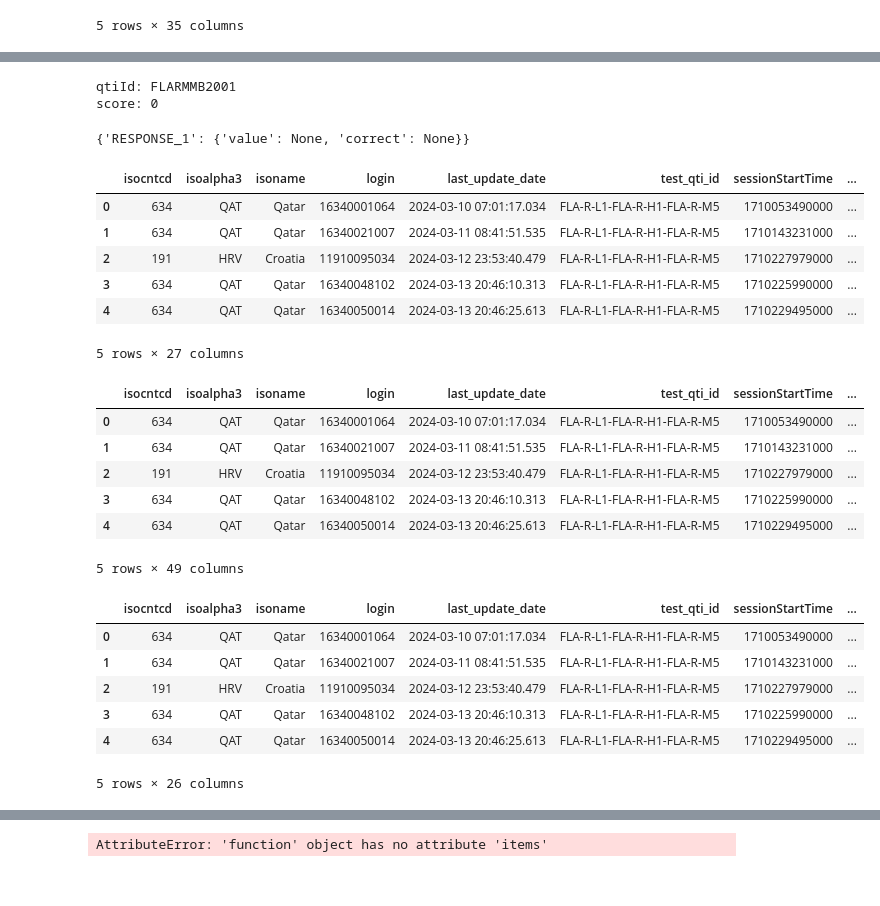
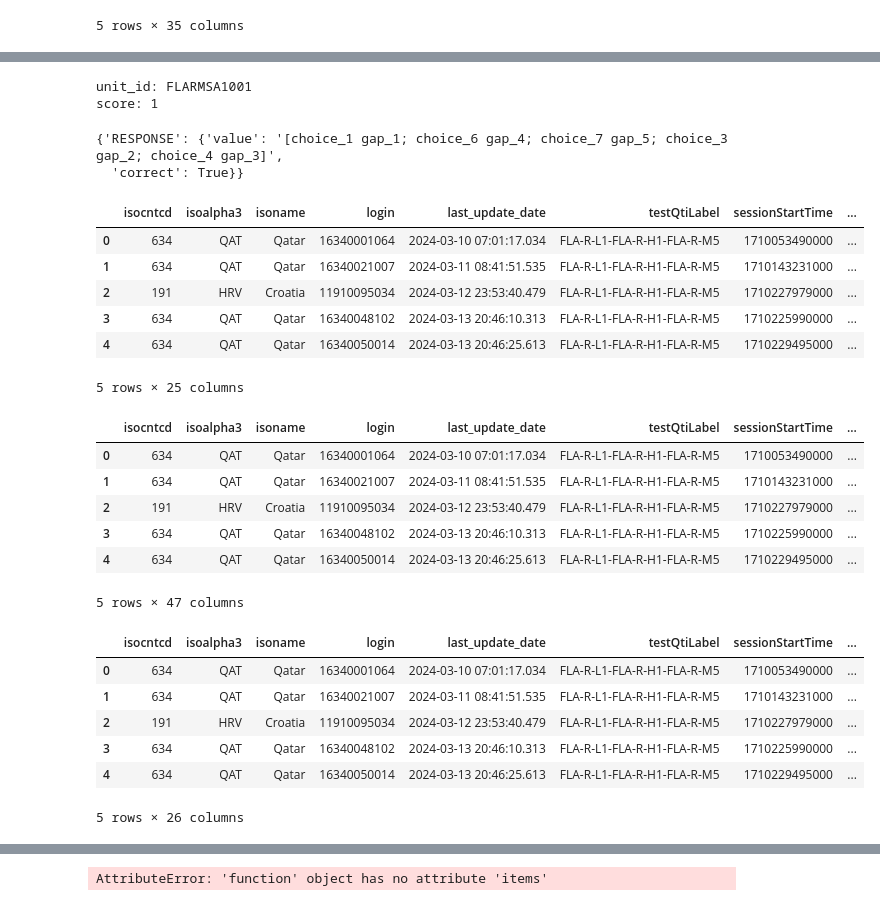
Before and after one commit to leonhead-acer/pisa2025-api-etl, a Jupyter notebook: Getting_started_with_Data_Extraction.ipynb, the cells around one changed output, grey strips where cells are left out. Cells and saved outputs as stored; diff of their text form; code cells hidden in the pictures.

Commit message:
Update col names, score responses

```diff
--- a/Getting_started_with_Data_Extraction.ipynb
+++ b/Getting_started_with_Data_Extraction.ipynb
@@ -1007,12 +1004,16 @@ r_cols = pd.DataFrame(
     {
         "old": [
             'Unique item ID',
+            'Item Format',
             'Item type',
+            'CQ order',
             'Key'
         ],
         "new": [
             'qtiLabel',
+            'item_format',
             'item_type',
+            'item_order',
             'key'
         ]
     }
@@ -1033,7 +1034,7 @@ for sheet_names in sheet_cq[0:2]:
     new_cols = list(r_cols['new'].unique()) + ['domain','key']
     dat = dat.loc[:,new_cols]
     dat = dat.loc[:,'qtiLabel':'domain'].drop_duplicates()
-    dat = dat.set_axis(['qtiLabel',"item_type",'cq_key','cq_key2','domain'],axis = 1)
+    dat = dat.set_axis(['qtiLabel','item_format','item_type','item_order','cq_key','cq_key2','domain'],axis = 1)
     dat['qtiLabel'] = dat['qtiLabel'].str.replace('\xa0', '')
     dat.to_csv('./data/dat.csv')
 
@@ -1128,6 +1129,7 @@ for sheet_names in sheet_cq[0:2]:
     cbk_l.append(dat)
 
 cbk = pd.concat(cbk_l,ignore_index = True).drop_duplicates()
+cbk.head()
 # %% [output]
 FLA_Reading_CQ
 (180, 13)
@@ -1222,17 +1245,27 @@ df4.head()
 5 rows × 22 columns
 # %%
 df_cnt = (
-    df4[['login','qtiLabel']]
+    df4[['login','qtiId']]
     .drop_duplicates()
-    .groupby(by = ['login','qtiLabel'])
+    .groupby(by = ['login','qtiId'])
     .size()
     .to_frame(name = 'count')
     .reset_index()
     .assign(dup_std_item=lambda x: x['count'].apply(lambda y: 'duplicate' if y > 1 else ''))
-    .assign(stim_item=lambda x: x['qtiLabel'].apply(lambda y: 'stim' if 'Q00' in y else ''))
+    .assign(stim_item=lambda x: x['qtiId'].apply(lambda y: 'stim' if 'Q00' in y else ''))
 )
 
 df4 = df4.merge(
     df_cnt,
-    on = ['login','qtiLabel']
+    on = ['login','qtiId']
+).rename(
+    columns = {
+        'qtiLabel': 'itemId',
+        'qtiId': 'unit_id',
+        'test_qti_id': 'testQtiLabel',
+        'score': 'db_score_code',
+        'completionStatus': 'item_completionStatus'
+
+    }
 )
+df4.head()
@@ -1239,13 +1280,14 @@ df4 = df4.merge(
 # %%
-df4['key_len'] = df4.apply(lambda x: len(x['qtiLabel']) > 3,axis = 1)
+df4['key_len'] = df4.apply(lambda x: len(x['unit_id']) > 3,axis = 1)
 
 # resp_dat = df4[df4['key_len'] == True]
-resp_dat = df4.loc[(df4['qtiId'] == 'FLARMMB2001')]
-d = resp_dat[['qtiId','responses','score']].iloc[0]
-print('qtiId: ' + d['qtiId'])
+resp_dat = df4.loc[(df4['unit_id'] == 'FLARMSA1001')]
+d = resp_dat[['unit_id','responses','score','login']].iloc[2]
+print('unit_id: ' + d['unit_id'])
 print('score: ' + str(d['score']))
 d['responses']
 # %% [output]
-qtiId: FLARMMB2001
-score: 0
+unit_id: FLARMSA1001
+score: 1
-{'RESPONSE_1': {'value': None, 'correct': None}}
+{'RESPONSE': {'value': '[choice_1 gap_1; choice_6 gap_4; choice_7 gap_5; choice_3 gap_2; choice_4 gap_3]',
+  'correct': True}}
@@ -1257,13 +1297,13 @@ invalid_cell = [(isinstance(x,list)) & (len(x)==0) for x in df4['responses']]
 df4.loc[invalid_cell,['responses']] = {}
 df4.head()
 # %% [output]
-|  | isocntcd | isoalpha3 | isoname | login | last_update_date | test_qti_id | sessionStartTime | ... |
+|  | isocntcd | isoalpha3 | isoname | login | last_update_date | testQtiLabel | sessionStartTime | ... |
 | 0 | 634 | QAT | Qatar | 16340001064 | 2024-03-10 07:01:17.034 | FLA-R-L1-FLA-R-H1-FLA-R-M5 | 1710053490000 | ... |
 | 1 | 634 | QAT | Qatar | 16340021007 | 2024-03-11 08:41:51.535 | FLA-R-L1-FLA-R-H1-FLA-R-M5 | 1710143231000 | ... |
 | 2 | 191 | HRV | Croatia | 11910095034 | 2024-03-12 23:53:40.479 | FLA-R-L1-FLA-R-H1-FLA-R-M5 | 1710227979000 | ... |
 | 3 | 634 | QAT | Qatar | 16340048102 | 2024-03-13 20:46:10.313 | FLA-R-L1-FLA-R-H1-FLA-R-M5 | 1710225990000 | ... |
 | 4 | 634 | QAT | Qatar | 16340050014 | 2024-03-13 20:46:25.613 | FLA-R-L1-FLA-R-H1-FLA-R-M5 | 1710229495000 | ... |
-5 rows × 27 columns
+5 rows × 25 columns
 # %%
 # import flatdict
 # exp = df4['responses'].apply(flatdict.FlatDict).apply(pd.Series)
@@ -1271,34 +1311,34 @@ df4.head()
 df5 = df4.join(pd.json_normalize(df4['responses']).set_index(df4.index))
 df5.head()
 # %% [output]
-|  | isocntcd | isoalpha3 | isoname | login | last_update_date | test_qti_id | sessionStartTime | ... |
+|  | isocntcd | isoalpha3 | isoname | login | last_update_date | testQtiLabel | sessionStartTime | ... |
 | 0 | 634 | QAT | Qatar | 16340001064 | 2024-03-10 07:01:17.034 | FLA-R-L1-FLA-R-H1-FLA-R-M5 | 1710053490000 | ... |
 | 1 | 634 | QAT | Qatar | 16340021007 | 2024-03-11 08:41:51.535 | FLA-R-L1-FLA-R-H1-FLA-R-M5 | 1710143231000 | ... |
 | 2 | 191 | HRV | Croatia | 11910095034 | 2024-03-12 23:53:40.479 | FLA-R-L1-FLA-R-H1-FLA-R-M5 | 1710227979000 | ... |
 | 3 | 634 | QAT | Qatar | 16340048102 | 2024-03-13 20:46:10.313 | FLA-R-L1-FLA-R-H1-FLA-R-M5 | 1710225990000 | ... |
 | 4 | 634 | QAT | Qatar | 16340050014 | 2024-03-13 20:46:25.613 | FLA-R-L1-FLA-R-H1-FLA-R-M5 | 1710229495000 | ... |
-5 rows × 49 columns
+5 rows × 47 columns
 # %%
 import re
 
 all_vars = set(df4.columns) - set(['responses'])
 
 id_vars = ['isocntcd', 'isoalpha3', 'isoname', 'login', 'last_update_date',
-       'test_qti_id', 'sessionStartTime', 'sessionEndTime', 'qtiLabel',
-       'qtiId', 'score', 'duration', 'maxScore', 'qtiTitle',
+       'testQtiLabel', 'sessionStartTime', 'sessionEndTime', 'unit_id','itemId',
+       'db_score_code', 'duration', 'maxScore', 'qtiTitle',
        'itemEndTime', 'numAttempts', 'itemStartTime',
-       'statusCorrect', 'submissionTime', 'completionStatus', 'count',
+       'statusCorrect', 'submissionTime', 'item_completionStatus', 'count',
        'dup_std_item', 'stim_item']
 
 value_vars = df5.drop(columns = all_vars,axis = 1).drop('responses',axis = 'columns').columns
 
-df6 = pd.melt(df5,id_vars = id_vars,value_vars=value_vars,var_name = 'resp',value_name = 'resp_value').dropna()
+df6 = pd.melt(df5,id_vars = id_vars,value_vars=value_vars,var_name = 'resp',value_name = 'db_resp').dropna()
 df6[['resp_cat','resp_type']] = df6['resp'].str.split('.',expand = True)
 df6['resp_cat'] = df6['resp_cat'].apply(lambda x: re.sub('.*(?=RESPONSE)','',x))
 df6 = df6.drop(columns = ['resp'])
 df6.head()
 # %% [output]
-|  | isocntcd | isoalpha3 | isoname | login | last_update_date | test_qti_id | sessionStartTime | ... |
+|  | isocntcd | isoalpha3 | isoname | login | last_update_date | testQtiLabel | sessionStartTime | ... |
 | 0 | 634 | QAT | Qatar | 16340001064 | 2024-03-10 07:01:17.034 | FLA-R-L1-FLA-R-H1-FLA-R-M5 | 1710053490000 | ... |
 | 1 | 634 | QAT | Qatar | 16340021007 | 2024-03-11 08:41:51.535 | FLA-R-L1-FLA-R-H1-FLA-R-M5 | 1710143231000 | ... |
 | 2 | 191 | HRV | Croatia | 11910095034 | 2024-03-12 23:53:40.479 | FLA-R-L1-FLA-R-H1-FLA-R-M5 | 1710227979000 | ... |
```
Also changed, not shown: parts of 16 cells of this notebook.
